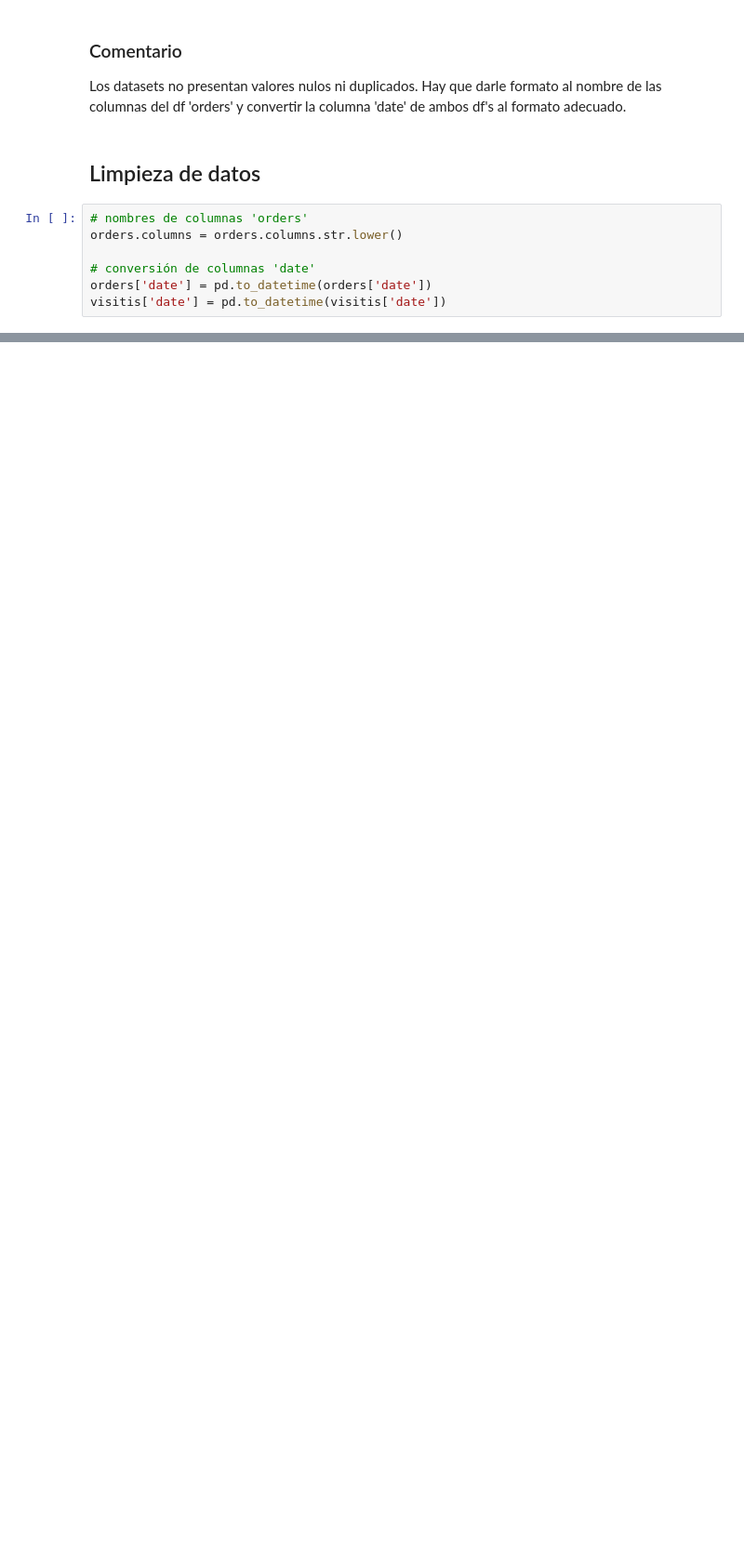
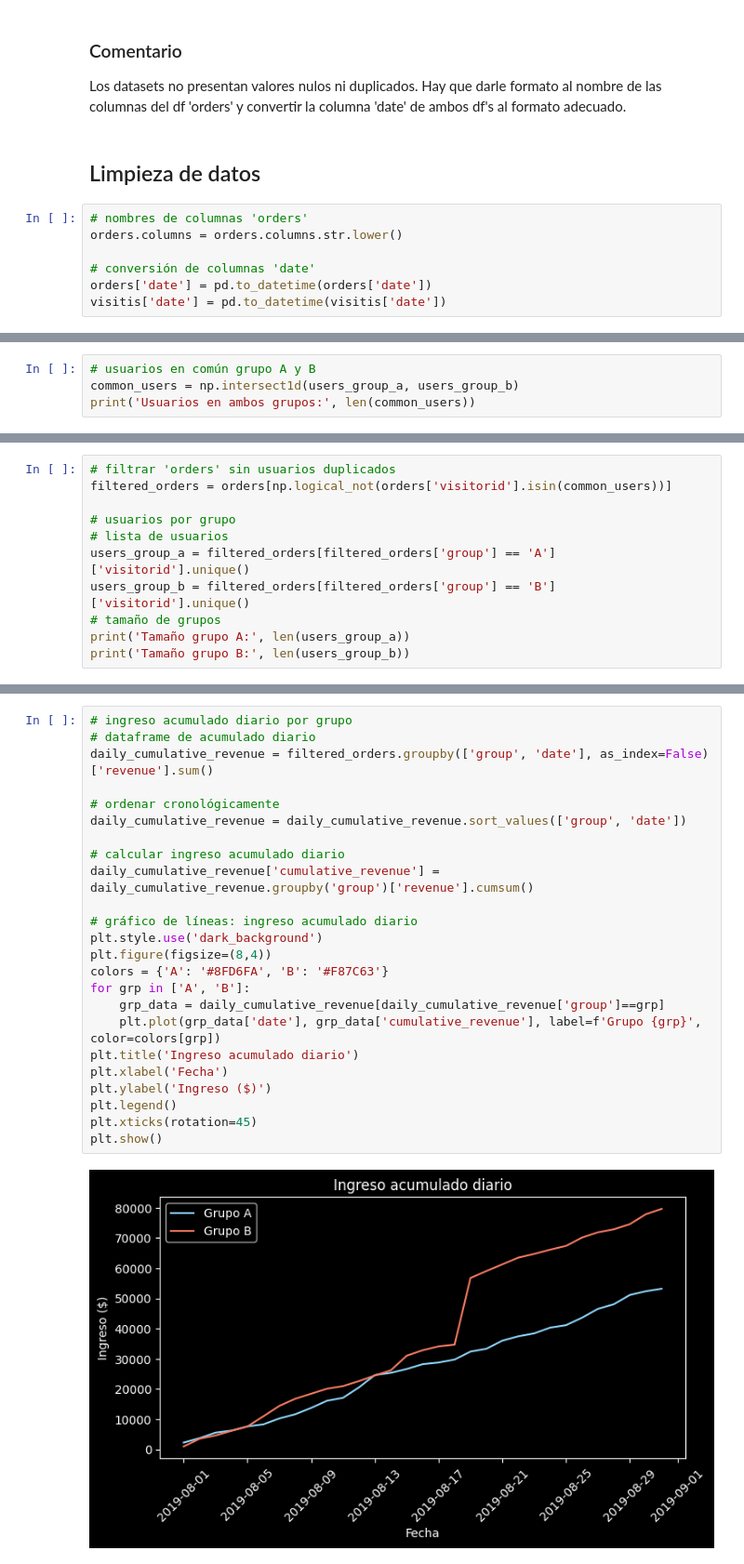
Before and after one commit to XivxnX/analisis_tienda-online, a Jupyter notebook: analisis_tienda-online.ipynb, the cells around one changed output, grey strips where cells are left out. Shown: that part at 93% size. Drawn from its saved outputs; the diff is of its cells as text; blank space fills up the shorter version.

Commit message:
Update análisis de test A/B: ingreso acumulado diario

```diff
--- a/analisis_tienda-online.ipynb
+++ b/analisis_tienda-online.ipynb
@@ -202,0 +221,4 @@ visitis['date'] = pd.to_datetime(visitis['date'])
+# %%
+# usuarios en común grupo A y B
+common_users = np.intersect1d(users_group_a, users_group_b)
+print('Usuarios en ambos grupos:', len(common_users))
@@ -202,0 +227,11 @@ visitis['date'] = pd.to_datetime(visitis['date'])
+# %%
+# filtrar 'orders' sin usuarios duplicados
+filtered_orders = orders[np.logical_not(orders['visitorid'].isin(common_users))]
+
+# usuarios por grupo
+# lista de usuarios
+users_group_a = filtered_orders[filtered_orders['group'] == 'A']['visitorid'].unique()
+users_group_b = filtered_orders[filtered_orders['group'] == 'B']['visitorid'].unique()
+# tamaño de grupos
+print('Tamaño grupo A:', len(users_group_a))
+print('Tamaño grupo B:', len(users_group_b))
@@ -202,0 +241,26 @@ visitis['date'] = pd.to_datetime(visitis['date'])
+# %%
+# ingreso acumulado diario por grupo
+# dataframe de acumulado diario
+daily_cumulative_revenue = filtered_orders.groupby(['group', 'date'], as_index=False)['revenue'].sum()
+
+# ordenar cronológicamente
+daily_cumulative_revenue = daily_cumulative_revenue.sort_values(['group', 'date'])
+
+# calcular ingreso acumulado diario
+daily_cumulative_revenue['cumulative_revenue'] = daily_cumulative_revenue.groupby('group')['revenue'].cumsum()
+
+# gráfico de líneas: ingreso acumulado diario
+plt.style.use('dark_background')
+plt.figure(figsize=(8,4))
+colors = {'A': '#8FD6FA', 'B': '#F87C63'}
+for grp in ['A', 'B']:
+    grp_data = daily_cumulative_revenue[daily_cumulative_revenue['group']==grp]
+    plt.plot(grp_data['date'], grp_data['cumulative_revenue'], label=f'Grupo {grp}', color=colors[grp])
+plt.title('Ingreso acumulado diario')
+plt.xlabel('Fecha')
+plt.ylabel('Ingreso ($)')
+plt.legend()
+plt.xticks(rotation=45)
+plt.show()
+# %% [output]
+[figure, added]
```
Also changed, not shown: parts of 7 cells of this notebook.
